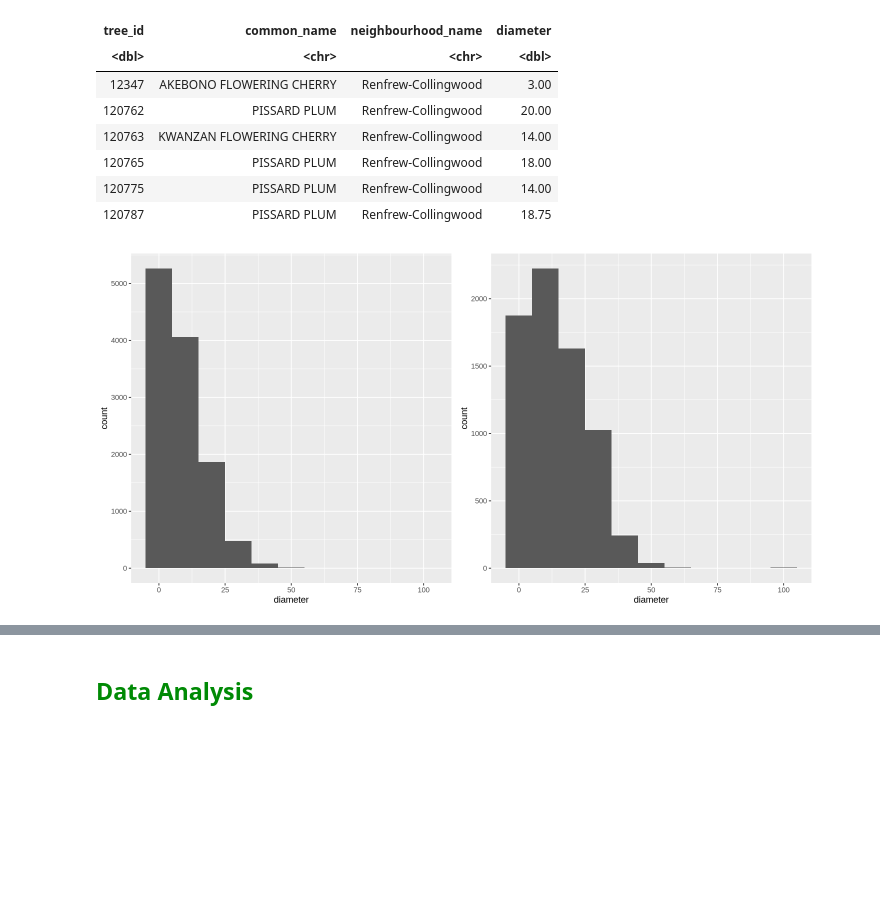
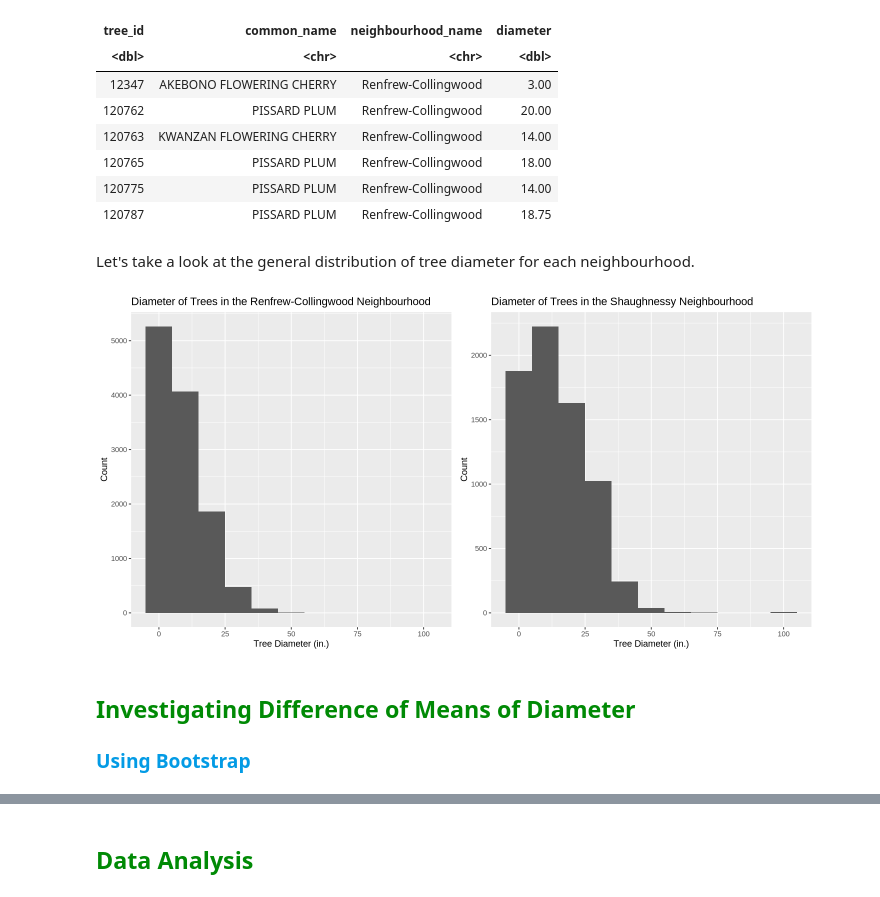
Before and after one commit to eshuaiii/stat-201-2023w1-group-50, a Jupyter notebook: 50_project_report.ipynb, the cells around one changed output, grey strips where cells are left out. Drawn from its saved outputs; the diff is of its cells as text; code cells hidden in the pictures; blank space fills up the shorter version.

```diff
--- a/50_project_report.ipynb
+++ b/50_project_report.ipynb
@@ -225,21 +225,27 @@ A tibble: 6 × 4
 | 120765 | PISSARD PLUM | Renfrew-Collingwood | 18.00 |
 | 120775 | PISSARD PLUM | Renfrew-Collingwood | 14.00 |
 | 120787 | PISSARD PLUM | Renfrew-Collingwood | 18.75 |
+# %% [markdown]
+Let's take a look at the general distribution of tree diameter for each neighbourhood.
 # %%
-# !!! ADD TITLES
 # Plot the tree diameters in Renfrew-Collingwood
 RC_diameter_plot <- street_trees_cleaned |>
     filter(neighbourhood_name == "Renfrew-Collingwood") |>
     ggplot(aes(x = diameter)) +
-        geom_histogram(binwidth = 10)
+        geom_histogram(binwidth = 10) +
+        labs(x = "Tree Diameter (in.)", y = "Count", title = "Diameter of Trees in the Renfrew-Collingwood Neighbourhood")
 
 # Plot the tree diameters in Shaughnessy
 S_diameter_plot <- street_trees_cleaned |>
     filter(neighbourhood_name == "Shaughnessy") |>
     ggplot(aes(x = diameter)) +
-        geom_histogram(binwidth=10)
+        geom_histogram(binwidth=10) +
+        labs(x = "Tree Diameter (in.)", y = "Count", title = "Diameter of Trees in the Shaughnessy Neighbourhood")
 
 options(repr.plot.width = 12, repr.plot.height = 6)
 grid.arrange(RC_diameter_plot, S_diameter_plot, ncol = 2)
 # %% [output]
-[figure, old version]
+[figure, new version]
+# %% [markdown]
+<h2 style="color:#008a05">Investigating Difference of Means of Diameter</h2>
+<h3 style="color:#039be5">Using Bootstrap</h3>
```
Also changed, not shown: parts of 9 cells of this notebook.
